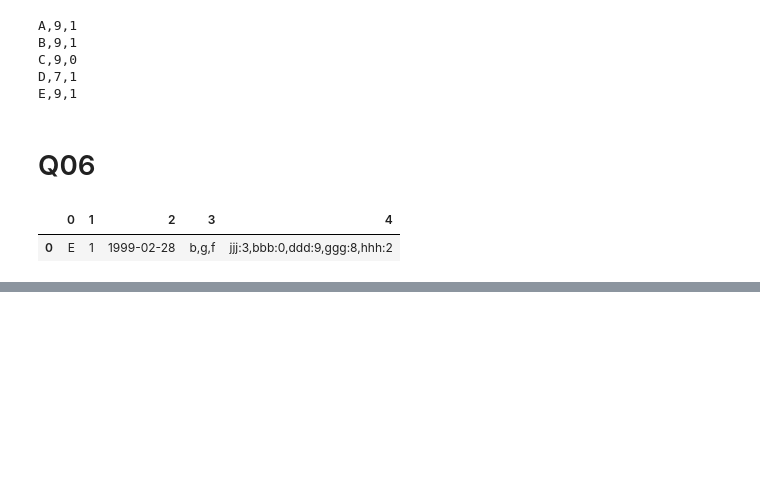
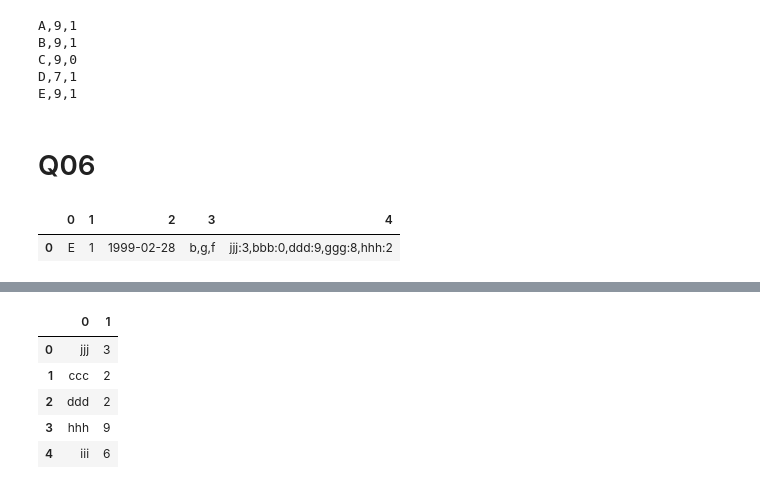
Before and after one commit to cda-2019-01/lab-programacion-python-snaranjoa, a Jupyter notebook: lab-programacion-python.ipynb, the cells around one changed output, grey strips where cells are left out. Drawn from its saved outputs; the diff is of its cells as text; code cells hidden in the pictures; blank space fills up the shorter version.

```diff
--- a/lab-programacion-python.ipynb
+++ b/lab-programacion-python.ipynb
@@ -237,0 +394,3 @@ base[1][1]
+# %%
+import pandas
+base = pandas.read_csv("data.csv", sep="\t", header=None)
@@ -237,0 +406,36 @@ base[1][1]
+# %%
+#Separo los elementos de la columna
+base1 = base[4].apply(lambda x: pandas.Series(x.split(',')))
+# %%
+#Sacar cada columna por separado eliminando los NaN
+base10 = base1[0].dropna()
+base11 = base1[1].dropna()
+base12 = base1[2].dropna()
+base13 = base1[3].dropna()
+base14 = base1[4].dropna()
+base15 = base1[5].dropna()
+
+base100 = list(base10)
+base111 = list(base11)
+base122 = list(base12)
+base133 = list(base13)
+base144 = list(base14)
+base155 = list(base15)
+
+#Concatenar las lista
+baselistas = base100+base111+base122+base133+base144+base155
+
+#Convertir lista completa a dataframe
+basedataframe = pandas.DataFrame({'col':baselistas})
+
+#Separar trio de letras y numero
+basedataframe1 = basedataframe['col'].apply(lambda x: pandas.Series(x.split(':')))
+# %%
+basedataframe1.head()
+# %% [output]
+|  | 0 | 1 |
+| 0 | jjj | 3 |
+| 1 | ccc | 2 |
+| 2 | ddd | 2 |
+| 3 | hhh | 9 |
+| 4 | iii | 6 |
```
Also changed, not shown: parts of 54 cells of this notebook, 5 other files.
